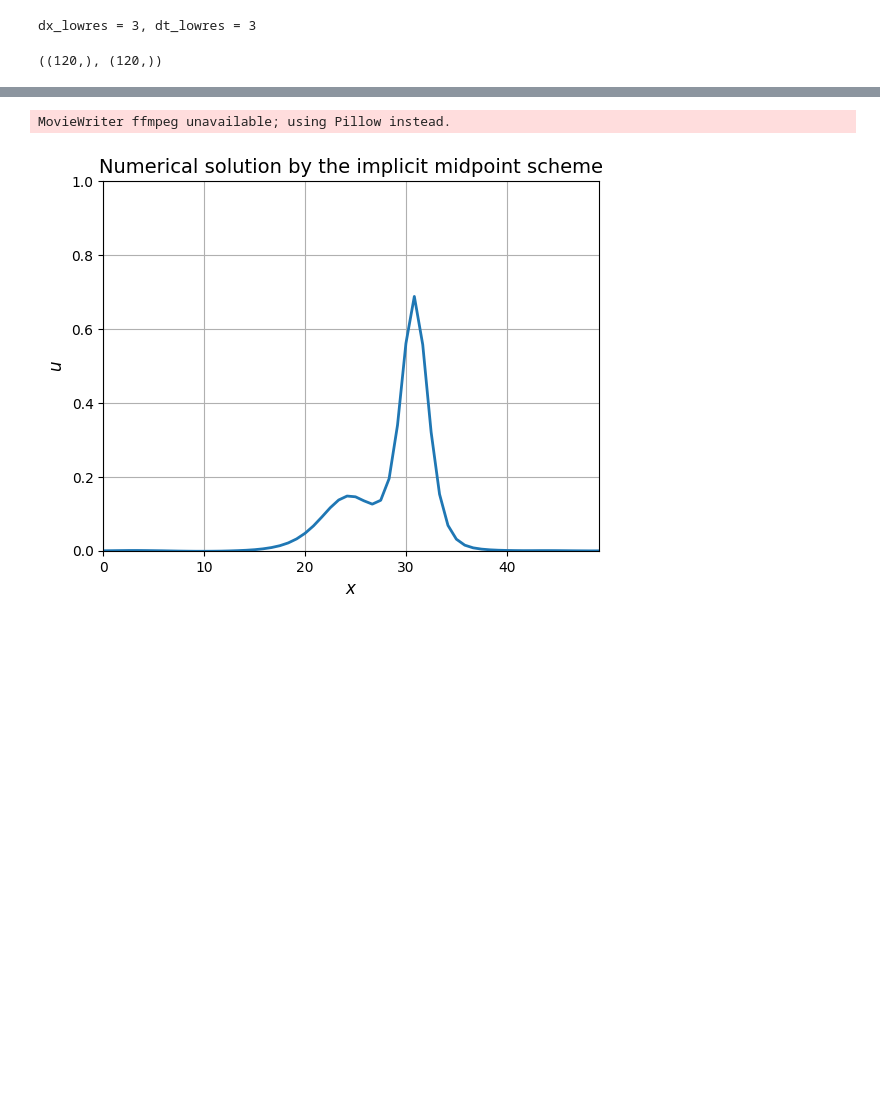
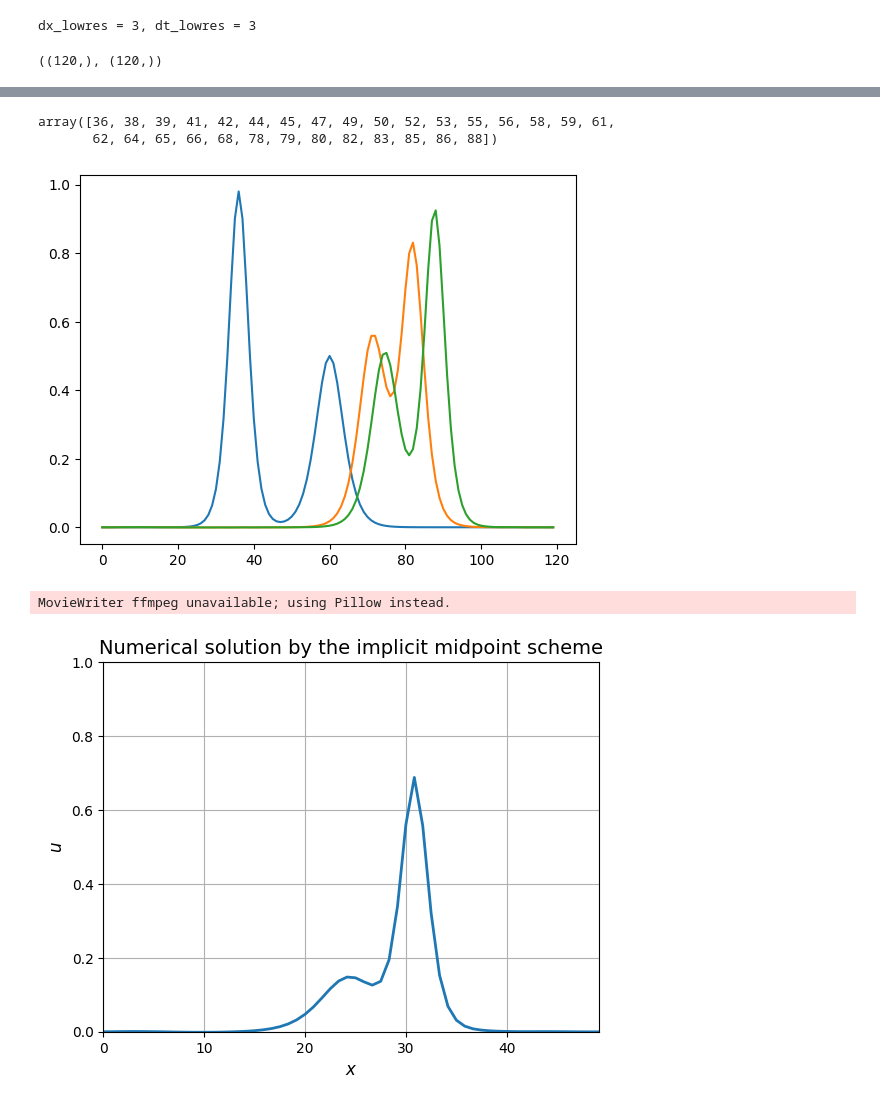
Before and after one commit to Kohmann/master-GAN, a Jupyter notebook: waveEquations/kdv_minimal.ipynb, the cells around one changed output, grey strips where cells are left out. Cells and saved outputs as stored; diff of their text form; code cells hidden in the pictures; blank space fills up the shorter version.

```diff
--- a/waveEquations/kdv_minimal.ipynb
+++ b/waveEquations/kdv_minimal.ipynb
@@ -163,3 +170,14 @@ Wall time: 6.51 s
+# %%
+#Convert to low res
+u_lowres = u[::int(360/30), ::dx_lowres]
+plt.plot(u_lowres[0], label="init position");
+plt.plot(u_lowres[25], label="end position");
+plt.plot(u_lowres[-1], label="end position");
+np.argmax(u_lowres[:], axis=1)
+# %% [output]
+array([36, 38, 39, 41, 42, 44, 45, 47, 49, 50, 52, 53, 55, 56, 58, 59, 61,
+       62, 64, 65, 66, 68, 78, 79, 80, 82, 83, 85, 86, 88])
+[figure, added]
 # %%
 from matplotlib import animation, rc
 
```
Also changed, not shown: parts of 6 cells of this notebook, 1 other file.
